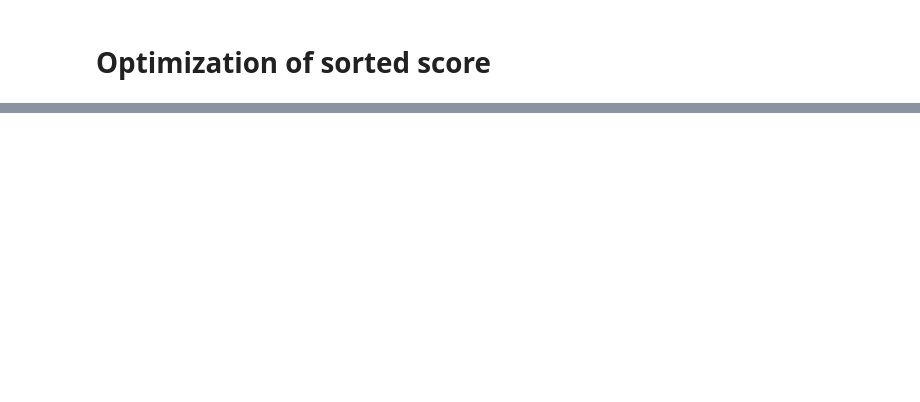
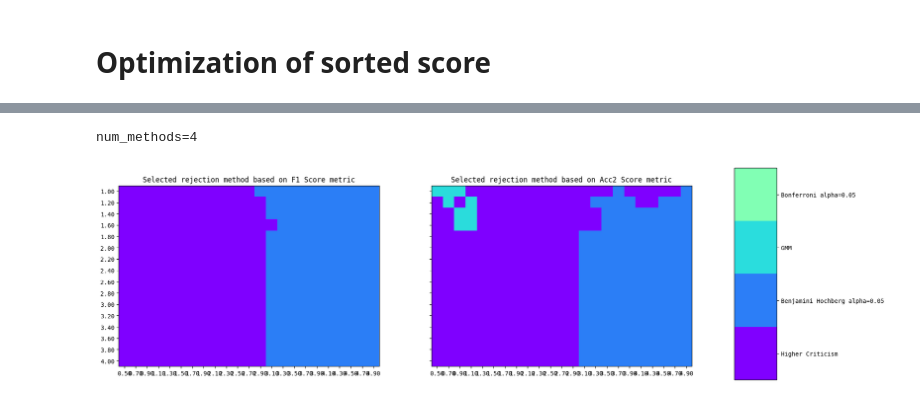
Before and after one commit to drormeir/Thesis, a Jupyter notebook: one_dimension_synthetic.ipynb, the cells around one changed output, grey strips where cells are left out. Cells and saved outputs as stored; diff of their text form; code cells hidden in the pictures; blank space fills up the shorter version.

```diff
--- a/one_dimension_synthetic.ipynb
+++ b/one_dimension_synthetic.ipynb
@@ -425,7 +446,8 @@ rarity = np.arange(1,4.01,0.1)[::2]
 mu = np.arange(0.5,5.01,0.1)[::2]
 len_rarity = len(rarity)
 len_mu = len(mu)
-num_methods = len(DataCreator(N=100, rarity=1, mu=1).non_optimal_methods) - 1  # remove using of alpha=p_value
+dummy_data = DataCreator(N=100, rarity=1, mu=1)
+num_methods = len(dummy_data.non_optimal_methods) - 1  # remove using of alpha=p_value
 num_metrics = 2
 win_count = np.empty(shape=(num_metrics,num_methods), dtype=int)
 selected_rejection_method = np.empty(shape=(num_metrics, len_rarity, len_mu), dtype=int)
@@ -453,20 +475,23 @@ for ind_rarity, ind_mu in tqdm(list(itertools.product(range(len_rarity),range(le
     for i in range(num_metrics):
         selected_rejection_method[i][ind_rarity][ind_mu] = win_count[i].argmax()
 # %%
-
-
+cmap = mpl.colors.ListedColormap(dummy_data.methods_colors[:num_methods])
 fig, axs = plt.subplots(nrows=1, ncols=2, figsize=(20,10), sharey=True)
 im = None
 for ind_metrics, name_metrics in enumerate(['F1 Score', 'Acc2 Score']):
     ax = axs[ind_metrics]
     ax.set_title(f'Selected rejection method based on {name_metrics} metric')
     ax.set_xticks(np.arange(len_mu))
     ax.set_xticklabels(x_tick_labels)
     ax.set_yticks(np.arange(len_rarity))
     ax.set_yticklabels(y_tick_labels)
-    im = ax.imshow(selected_rejection_method[ind_metrics], interpolation='nearest', vmin=0, vmax=num_methods-1)
+    im = ax.imshow(selected_rejection_method[ind_metrics], interpolation='nearest', vmin=-0.5, vmax=num_methods-0.5, cmap=cmap)
 
 fig.subplots_adjust(right=0.8)
 cbar_ax = fig.add_axes((0.85, 0.25, 0.05, 0.5))
 if im:
-    fig.colorbar(im, cax=cbar_ax)
+    cax = fig.colorbar(im, cax=cbar_ax, ticks=np.linspace(0, num_methods-1, num_methods))
+    cax.set_ticklabels([n.name for n in dummy_data.non_optimal_methods[:num_methods]])
+# %% [output]
+num_methods=4
+[figure, added]
```
Also changed, not shown: parts of 9 cells of this notebook.
